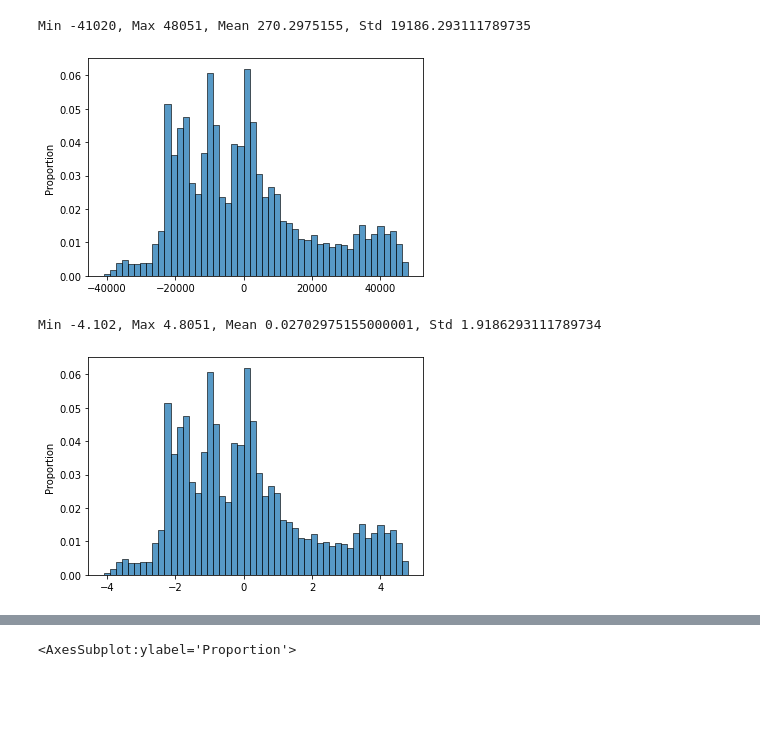
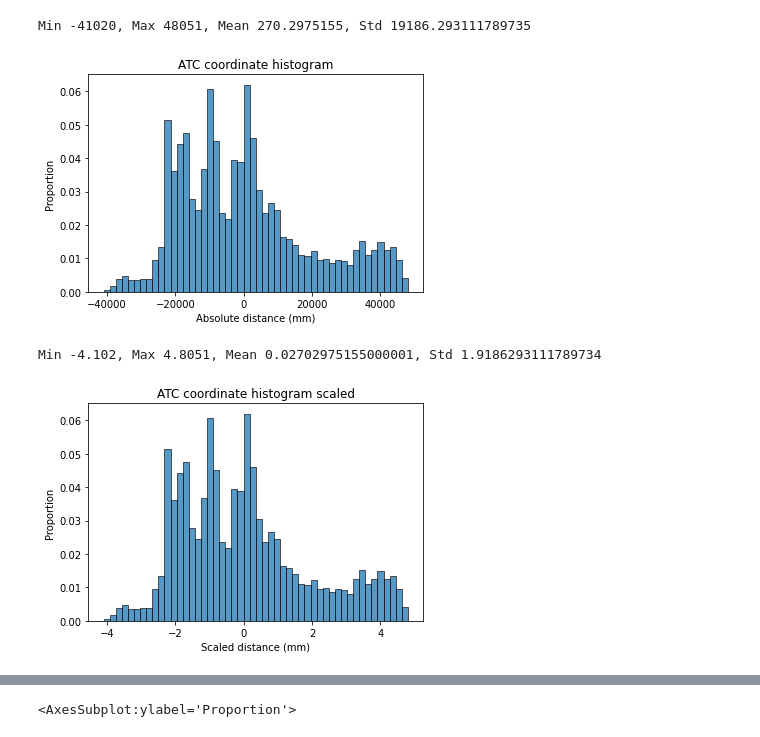
Before and after one commit to lintglitch/trajectory-prediction, a Jupyter notebook: atc_dataset_testing.ipynb, the cells around one changed output, grey strips where cells are left out. Saved outputs shown, nothing was run; the diff lists cells and outputs as text; code cells hidden in the pictures; blank space fills up the shorter version.

```diff
--- a/atc_dataset_testing.ipynb
+++ b/atc_dataset_testing.ipynb
@@ -34,25 +35,32 @@ df['time'] = pd.to_datetime(df['time'], unit='s')
 # %%
 # for this we are only interested in the x and y columns
 # combine these in a single 1D numpy array
 raw_data = df.loc[:, ['x', 'y']].to_numpy().flatten()
+plt.xlabel('Absolute distance (mm)')
+plt.title('ATC coordinate histogram')
 seaborn.histplot(data=raw_data, bins=50, stat='proportion')
+plt.savefig("atc_coordinate_histogram_absolute.pdf")
 
 print(f"Min {raw_data.min()}, Max {raw_data.max()}, Mean {raw_data.mean()}, Std {raw_data.std()}")
 # %% [output]
 Min -41020, Max 48051, Mean 270.2975155, Std 19186.293111789735
-[figure, old version]
+[figure, new version]
 # %%
 # scale df
 df['x'] = df['x'] / config.SCALING_FACTOR
 df['y'] = df['y'] / config.SCALING_FACTOR
 # %%
 raw_data = df.loc[:, ['x', 'y']].to_numpy().flatten()
+
+plt.xlabel('Scaled distance (mm)')
+plt.title('ATC coordinate histogram scaled')
 seaborn.histplot(data=raw_data, bins=50, stat='proportion')
+plt.savefig("atc_coordinate_histogram_absolute_relative.pdf")
 
 print(f"Min {raw_data.min()}, Max {raw_data.max()}, Mean {raw_data.mean()}, Std {raw_data.std()}")
 # %% [output]
 Min -4.102, Max 4.8051, Mean 0.02702975155000001, Std 1.9186293111789734
-[figure, old version]
+[figure, new version]
 # %%
 # load testing data and format it for the model
 train_data, eval_data, test_data = parsing.parse_atc_day(file_path, train_ratio=0.9, eval_ratio=0.1)
```
Also changed, not shown: parts of 3 cells of this notebook, 14 other files.
